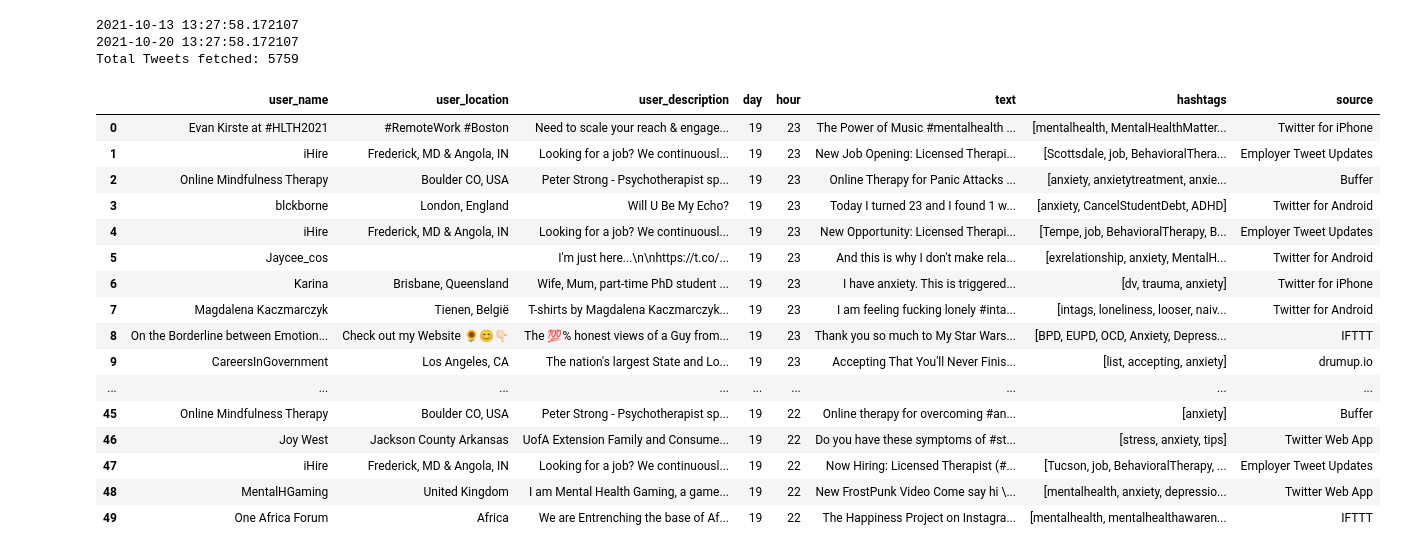
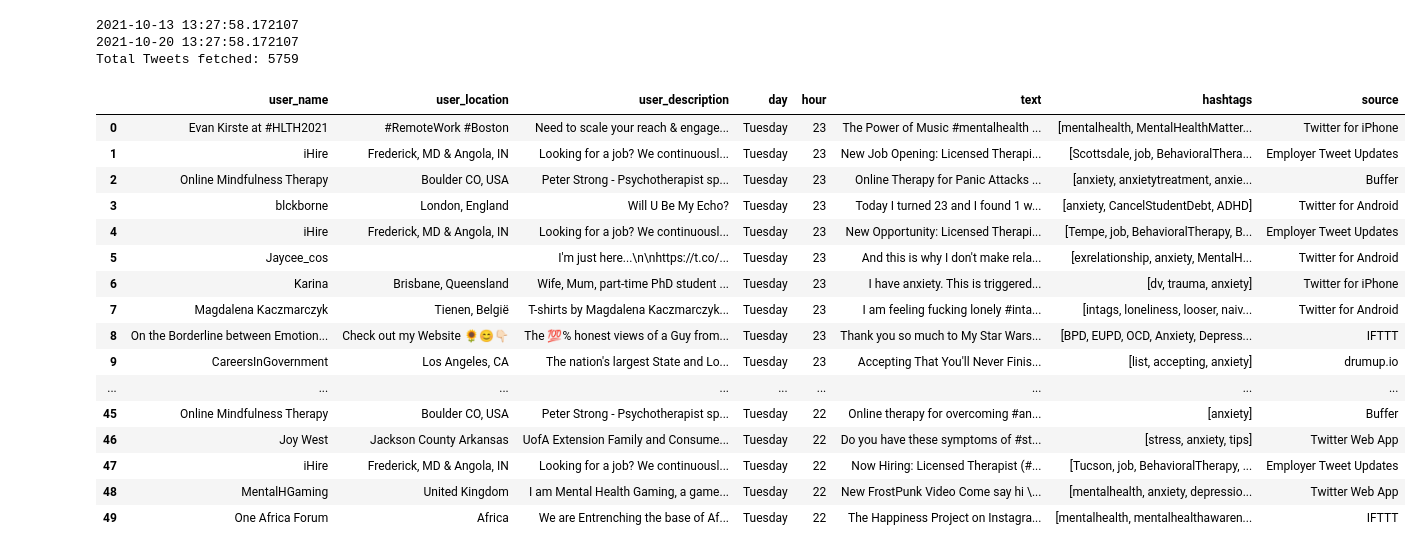
Before and after one commit to claredavies/DataScienceCoursework, a Jupyter notebook: DataScience3Twitter.ipynb, the cells around one changed output. Cells and saved outputs as stored; diff of their text form; code cells hidden in the pictures.

```diff
--- a/DataScience3Twitter.ipynb
+++ b/DataScience3Twitter.ipynb
@@ -53,46 +53,51 @@ print("Total Tweets fetched:", len(tweets_copy))
 2021-10-20 13:27:58.172107
 Total Tweets fetched: 5759
 # %%
+from datetime import date
+import calendar
 # intialize the dataframe
 tweets_df = pd.DataFrame()
 
+my_date = date.today()
+calendar.day_name[tweet.created_at.weekday()]
 # populate the dataframe
 for tweet in tweets_copy:
     hashtags = []
     try:
         for hashtag in tweet.entities["hashtags"]:
             hashtags.append(hashtag["text"])
             # for text need to call api again with tweet id
         text = api.get_status(id=tweet.id, tweet_mode='extended').full_text
     except:
         pass
     tweets_df = tweets_df.append(pd.DataFrame({'user_name': tweet.user.name,
+                                               tweet.user.
                                                'user_location': tweet.user.location,
                                                'user_description': tweet.user.description,
-                                               'day': tweet.created_at.day,
+                                               'day': calendar.day_name[tweet.created_at.weekday()],
                                                'hour': tweet.created_at.hour,
                                                'text': text,
                                                'hashtags': [hashtags if hashtags else None],
                                                'source': tweet.source}))
     tweets_df = tweets_df.reset_index(drop=True)
 
 # show the dataframe
 tweets_df.head(50)
 # %% [output]
 |  | user_name | user_location | user_description | day | hour | text | hashtags | source |
-| 0 | Evan Kirste at #HLTH2021 | #RemoteWork #Boston | Need to scale your reach & engage... | 19 | 23 | The Power of Music #mentalhealth ... | [mentalhealth, MentalHealthMatter... | Twitter for iPhone |
-| 1 | iHire | Frederick, MD & Angola, IN | Looking for a job? We continuousl... | 19 | 23 | New Job Opening: Licensed Therapi... | [Scottsdale, job, BehavioralThera... | Employer Tweet Updates |
-| 2 | Online Mindfulness Therapy | Boulder CO, USA | Peter Strong - Psychotherapist sp... | 19 | 23 | Online Therapy for Panic Attacks ... | [anxiety, anxietytreatment, anxie... | Buffer |
-| 3 | blckborne | London, England | Will U Be My Echo? | 19 | 23 | Today I turned 23 and I found 1 w... | [anxiety, CancelStudentDebt, ADHD] | Twitter for Android |
-| 4 | iHire | Frederick, MD & Angola, IN | Looking for a job? We continuousl... | 19 | 23 | New Opportunity: Licensed Therapi... | [Tempe, job, BehavioralTherapy, B... | Employer Tweet Updates |
-| 5 | Jaycee_cos |  | I'm just here...\n\nhttps://t.co/... | 19 | 23 | And this is why I don't make rela... | [exrelationship, anxiety, MentalH... | Twitter for Android |
-| 6 | Karina | Brisbane, Queensland | Wife, Mum, part-time PhD student ... | 19 | 23 | I have anxiety. This is triggered... | [dv, trauma, anxiety] | Twitter for iPhone |
-| 7 | Magdalena Kaczmarczyk | Tienen, België | T-shirts by Magdalena Kaczmarczyk... | 19 | 23 | I am feeling fucking lonely #inta... | [intags, loneliness, looser, naiv... | Twitter for Android |
-| 8 | On the Borderline between Emotion... | Check out my Website 🌻😊👇🏻 | The 💯% honest views of a Guy from... | 19 | 23 | Thank you so much to My Star Wars... | [BPD, EUPD, OCD, Anxiety, Depress... | IFTTT |
-| 9 | CareersInGovernment | Los Angeles, CA | The nation's largest State and Lo... | 19 | 23 | Accepting That You'll Never Finis... | [list, accepting, anxiety] | drumup.io |
+| 0 | Evan Kirste at #HLTH2021 | #RemoteWork #Boston | Need to scale your reach & engage... | Tuesday | 23 | The Power of Music #mentalhealth ... | [mentalhealth, MentalHealthMatter... | Twitter for iPhone |
+| 1 | iHire | Frederick, MD & Angola, IN | Looking for a job? We continuousl... | Tuesday | 23 | New Job Opening: Licensed Therapi... | [Scottsdale, job, BehavioralThera... | Employer Tweet Updates |
+| 2 | Online Mindfulness Therapy | Boulder CO, USA | Peter Strong - Psychotherapist sp... | Tuesday | 23 | Online Therapy for Panic Attacks ... | [anxiety, anxietytreatment, anxie... | Buffer |
+| 3 | blckborne | London, England | Will U Be My Echo? | Tuesday | 23 | Today I turned 23 and I found 1 w... | [anxiety, CancelStudentDebt, ADHD] | Twitter for Android |
+| 4 | iHire | Frederick, MD & Angola, IN | Looking for a job? We continuousl... | Tuesday | 23 | New Opportunity: Licensed Therapi... | [Tempe, job, BehavioralTherapy, B... | Employer Tweet Updates |
+| 5 | Jaycee_cos |  | I'm just here...\n\nhttps://t.co/... | Tuesday | 23 | And this is why I don't make rela... | [exrelationship, anxiety, MentalH... | Twitter for Android |
+| 6 | Karina | Brisbane, Queensland | Wife, Mum, part-time PhD student ... | Tuesday | 23 | I have anxiety. This is triggered... | [dv, trauma, anxiety] | Twitter for iPhone |
+| 7 | Magdalena Kaczmarczyk | Tienen, België | T-shirts by Magdalena Kaczmarczyk... | Tuesday | 23 | I am feeling fucking lonely #inta... | [intags, loneliness, looser, naiv... | Twitter for Android |
+| 8 | On the Borderline between Emotion... | Check out my Website 🌻😊👇🏻 | The 💯% honest views of a Guy from... | Tuesday | 23 | Thank you so much to My Star Wars... | [BPD, EUPD, OCD, Anxiety, Depress... | IFTTT |
+| 9 | CareersInGovernment | Los Angeles, CA | The nation's largest State and Lo... | Tuesday | 23 | Accepting That You'll Never Finis... | [list, accepting, anxiety] | drumup.io |
 | ... | ... | ... | ... | ... | ... | ... | ... | ... |
-| 45 | Online Mindfulness Therapy | Boulder CO, USA | Peter Strong - Psychotherapist sp... | 19 | 22 | Online therapy for overcoming #an... | [anxiety] | Buffer |
-| 46 | Joy West | Jackson County Arkansas | UofA Extension Family and Consume... | 19 | 22 | Do you have these symptoms of #st... | [stress, anxiety, tips] | Twitter Web App |
-| 47 | iHire | Frederick, MD & Angola, IN | Looking for a job? We continuousl... | 19 | 22 | Now Hiring: Licensed Therapist (#... | [Tucson, job, BehavioralTherapy, ... | Employer Tweet Updates |
-| 48 | MentalHGaming | United Kingdom | I am Mental Health Gaming, a game... | 19 | 22 | New FrostPunk Video Come say hi \... | [mentalhealth, anxiety, depressio... | Twitter Web App |
-| 49 | One Africa Forum | Africa | We are Entrenching the base of Af... | 19 | 22 | The Happiness Project on Instagra... | [mentalhealth, mentalhealthawaren... | IFTTT |
+| 45 | Online Mindfulness Therapy | Boulder CO, USA | Peter Strong - Psychotherapist sp... | Tuesday | 22 | Online therapy for overcoming #an... | [anxiety] | Buffer |
+| 46 | Joy West | Jackson County Arkansas | UofA Extension Family and Consume... | Tuesday | 22 | Do you have these symptoms of #st... | [stress, anxiety, tips] | Twitter Web App |
+| 47 | iHire | Frederick, MD & Angola, IN | Looking for a job? We continuousl... | Tuesday | 22 | Now Hiring: Licensed Therapist (#... | [Tucson, job, BehavioralTherapy, ... | Employer Tweet Updates |
+| 48 | MentalHGaming | United Kingdom | I am Mental Health Gaming, a game... | Tuesday | 22 | New FrostPunk Video Come say hi \... | [mentalhealth, anxiety, depressio... | Twitter Web App |
+| 49 | One Africa Forum | Africa | We are Entrenching the base of Af... | Tuesday | 22 | The Happiness Project on Instagra... | [mentalhealth, mentalhealthawaren... | IFTTT |
```
Also changed, not shown: parts of 5 cells of this notebook.
